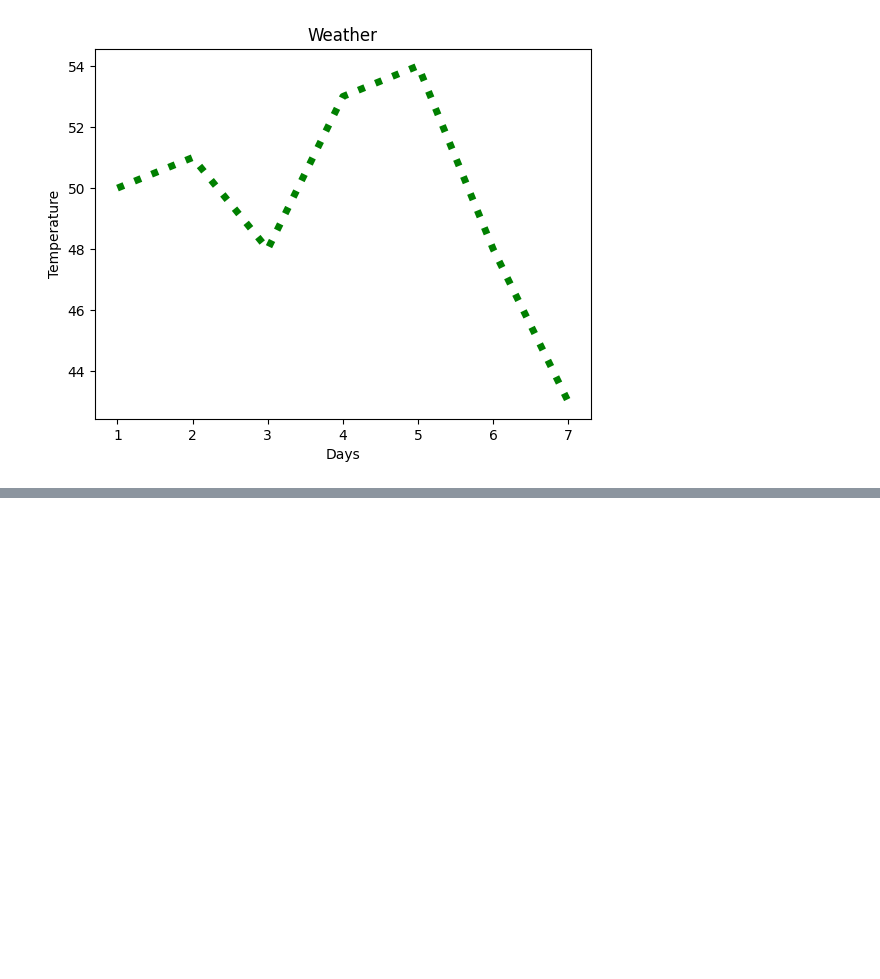
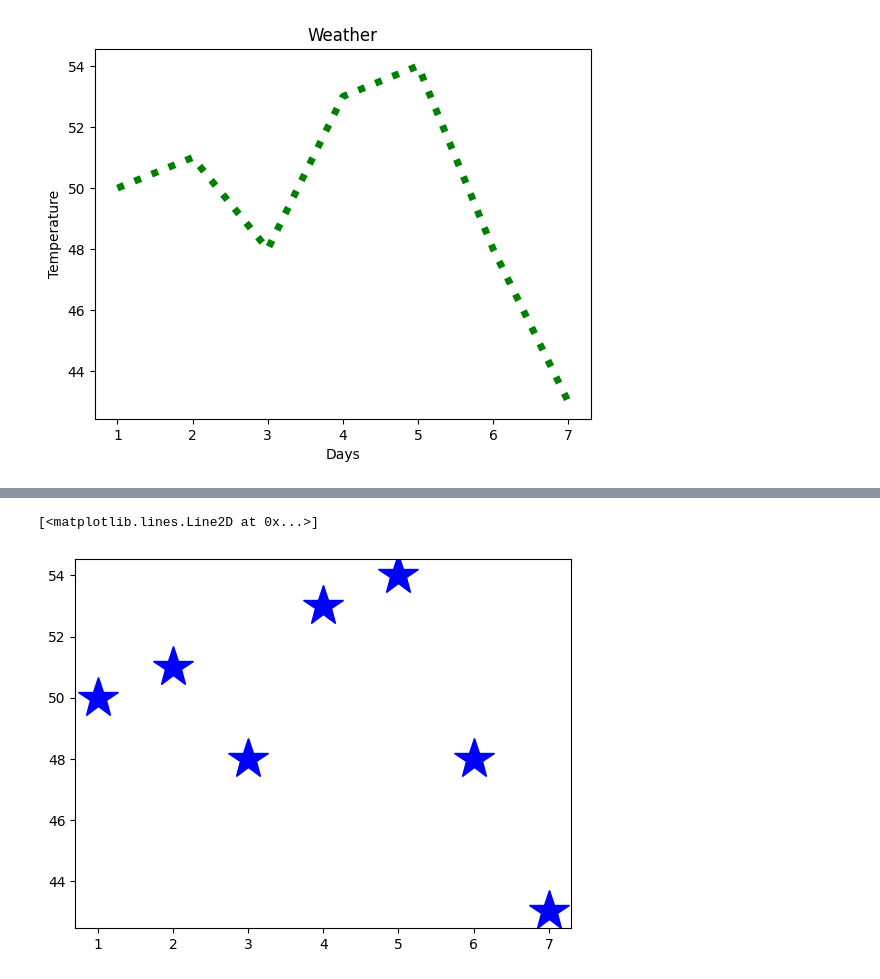
Before and after one commit to NarendarB0152/VignanUniversityWorkShop, a Jupyter notebook: Matplotlib/Matplotlib.ipynb, the cells around one changed output, grey strips where cells are left out. Saved outputs shown, nothing was run; the diff lists cells and outputs as text; code cells hidden in the pictures; blank space fills up the shorter version.

```diff
--- a/Matplotlib/Matplotlib.ipynb
+++ b/Matplotlib/Matplotlib.ipynb
@@ -16,0 +23,6 @@ plt.plot(x,y,color="green",linewidth=5,linestyle="dotted")
+# %%
+# Same effect as 'b+' format string
+plt.plot(x,y,color='blue',marker='*',linestyle='',markersize=30)
+# %% [output]
+[<matplotlib.lines.Line2D at 0x...>]
+[figure, added]
```
Also changed, not shown: parts of 5 cells of this notebook.
